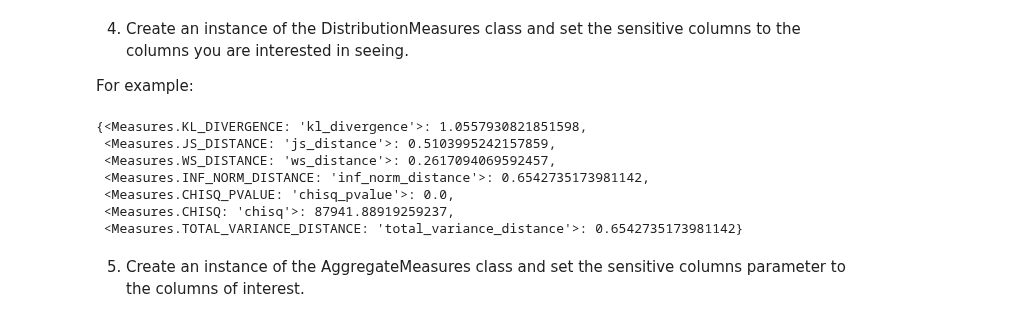
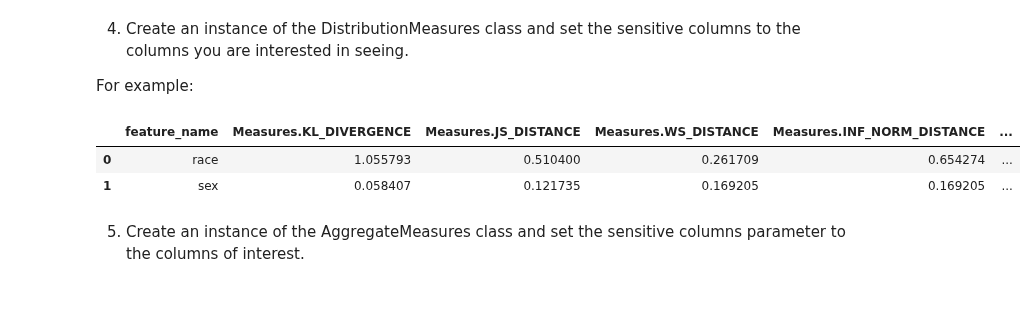
Before and after one commit to microsoft/responsible-ai-toolbox-mitigations, a Jupyter notebook: notebooks/databalanceanalysis/data_balance_overall.ipynb, the cells around one changed output. Drawn from its saved outputs; the diff is of its cells as text; code cells hidden in the pictures.

```diff
--- a/notebooks/databalanceanalysis/data_balance_overall.ipynb
+++ b/notebooks/databalanceanalysis/data_balance_overall.ipynb
@@ -59,15 +49,11 @@ feature_measures.measures['race']
 
 For example:
 # %%
-distribution_measures = DistributionMeasures(df,['race'])
-distribution_measures.measures['race']
+distribution_measures = DistributionBalanceMeasure(df,['race', 'sex'])
+distribution_measures.measures
 # %% [output]
-{<Measures.KL_DIVERGENCE: 'kl_divergence'>: 1.0557930821851598,
- <Measures.JS_DISTANCE: 'js_distance'>: 0.5103995242157859,
- <Measures.WS_DISTANCE: 'ws_distance'>: 0.2617094069592457,
- <Measures.INF_NORM_DISTANCE: 'inf_norm_distance'>: 0.6542735173981142,
- <Measures.CHISQ_PVALUE: 'chisq_pvalue'>: 0.0,
- <Measures.CHISQ: 'chisq'>: 87941.88919259237,
- <Measures.TOTAL_VARIANCE_DISTANCE: 'total_variance_distance'>: 0.6542735173981142}
+|  | feature_name | Measures.KL_DIVERGENCE | Measures.JS_DISTANCE | Measures.WS_DISTANCE | Measures.INF_NORM_DISTANCE | ... |
+| 0 | race | 1.055793 | 0.510400 | 0.261709 | 0.654274 | ... |
+| 1 | sex | 0.058407 | 0.121735 | 0.169205 | 0.169205 | ... |
 # %% [markdown]
 5. Create an instance of the AggregateMeasures class and set the sensitive columns parameter to the columns of interest.
```
Also changed, not shown: parts of 6 cells of this notebook, 15 other files.
